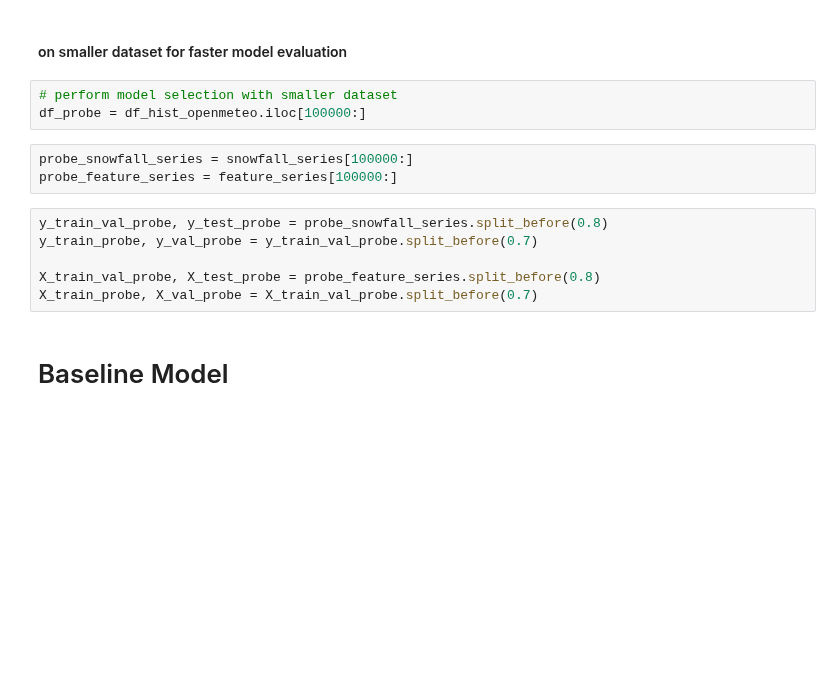
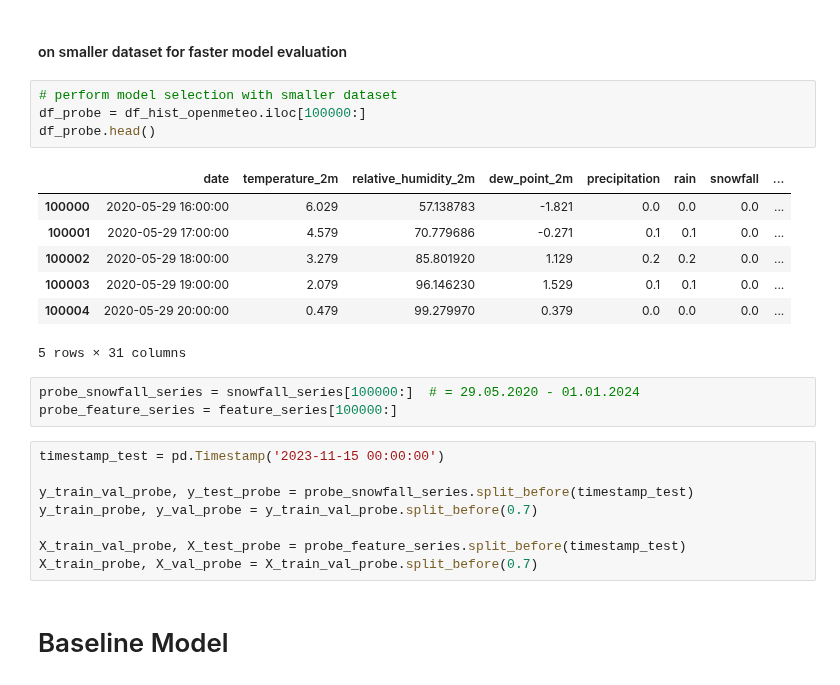
Before and after one commit to MadMax1995bb/powder_alert2.0, a Jupyter notebook: notebooks/notebook_model_tests.ipynb, the cells around one changed output. Cells and saved outputs as stored; diff of their text form; blank space fills up the shorter version.

```diff
--- a/notebooks/notebook_model_tests.ipynb
+++ b/notebooks/notebook_model_tests.ipynb
@@ -242,14 +243,25 @@ X_train, X_val = X_train_val.split_before(0.7)
 # %%
 # perform model selection with smaller dataset
 df_probe = df_hist_openmeteo.iloc[100000:]
+df_probe.head()
+# %% [output]
+|  | date | temperature_2m | relative_humidity_2m | dew_point_2m | precipitation | rain | snowfall | ... |
+| 100000 | 2020-05-29 16:00:00 | 6.029 | 57.138783 | -1.821 | 0.0 | 0.0 | 0.0 | ... |
+| 100001 | 2020-05-29 17:00:00 | 4.579 | 70.779686 | -0.271 | 0.1 | 0.1 | 0.0 | ... |
+| 100002 | 2020-05-29 18:00:00 | 3.279 | 85.801920 | 1.129 | 0.2 | 0.2 | 0.0 | ... |
+| 100003 | 2020-05-29 19:00:00 | 2.079 | 96.146230 | 1.529 | 0.1 | 0.1 | 0.0 | ... |
+| 100004 | 2020-05-29 20:00:00 | 0.479 | 99.279970 | 0.379 | 0.0 | 0.0 | 0.0 | ... |
+5 rows × 31 columns
 # %%
-probe_snowfall_series = snowfall_series[100000:]
+probe_snowfall_series = snowfall_series[100000:]  # = 29.05.2020 - 01.01.2024
 probe_feature_series = feature_series[100000:]
 # %%
-y_train_val_probe, y_test_probe = probe_snowfall_series.split_before(0.8)
+timestamp_test = pd.Timestamp('2023-11-15 00:00:00')
+
+y_train_val_probe, y_test_probe = probe_snowfall_series.split_before(timestamp_test)
 y_train_probe, y_val_probe = y_train_val_probe.split_before(0.7)
 
-X_train_val_probe, X_test_probe = probe_feature_series.split_before(0.8)
+X_train_val_probe, X_test_probe = probe_feature_series.split_before(timestamp_test)
 X_train_probe, X_val_probe = X_train_val_probe.split_before(0.7)
 # %% [markdown]
 # Baseline Model
```
Also changed, not shown: parts of 10 cells of this notebook.
